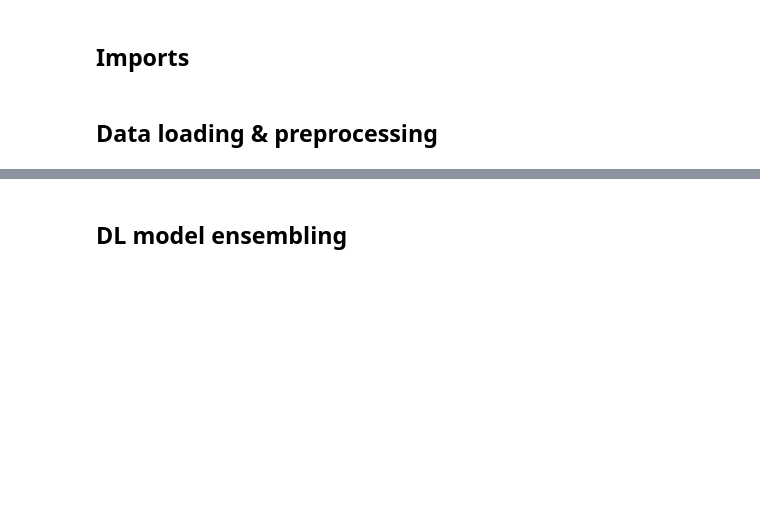
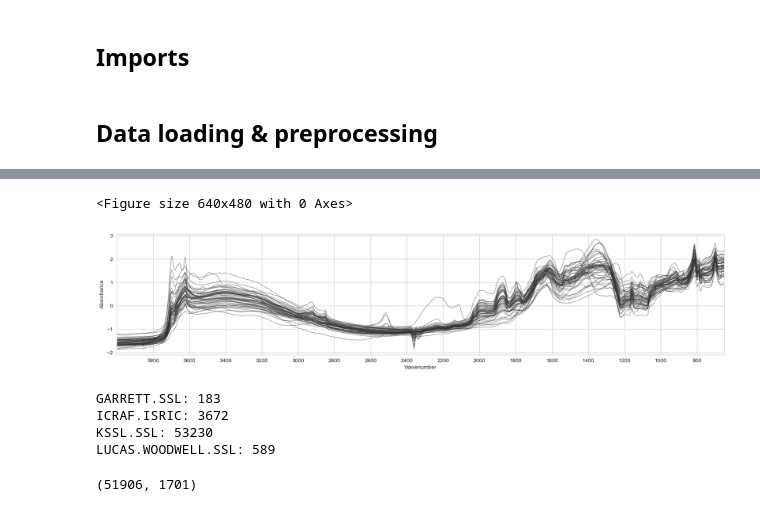
Before and after one commit to franckalbinet/lssm, a Jupyter notebook: nbs/paper/mir-kex.ipynb, the cells around one changed output, grey strips where cells are left out. Cells and saved outputs as stored; diff of their text form; code cells hidden in the pictures; blank space fills up the shorter version.

```diff
--- a/nbs/paper/mir-kex.ipynb
+++ b/nbs/paper/mir-kex.ipynb
@@ -29,15 +41,27 @@ from lssm.learner import Learner
 # %% [markdown]
 ## Data loading & preprocessing
+# %%
+# K-spiking experiment data
+X_mir_spik, wavenumbers_spik, names_spik = fc.load_pickle('../../_data/mir-k-spiking.pkl')
 # %%
+%%time
 analytes = 'k.ext_usda.a725_cmolc.kg'
 spectra_type = 'mir'
 
 data = load_ossl(analytes, spectra_type)
 X, y, X_names, smp_idx, ds_name, ds_label = data
 
-X = Pipeline([('to_abs', ToAbsorbance()),
-              ('snv', SNV())]).fit_transform(X)
-            #   ('cr', ContinuumRemoval(X_names))]).fit_transform(X)
+# X = Pipeline([('to_abs', ToAbsorbance()),
+#               ('snv', SNV())]).fit_transform(X)
+
+# X = Pipeline([('snv', SNV())]).fit_transform(X)
+
+X = Pipeline([
+    ('interpolate', Interpolate(X_names, wavenumbers_spik)),
+    ('snv', SNV())
+]).fit_transform(X)
+
+X_names = wavenumbers_spik
 
 y = Log1p().fit_transform(y)
 # %% [output]
@@ -45,3 +71,15 @@ Reading & selecting data ...
+# %%
+plot_spectra(X, X_names, alpha=0.5, ylabel='Absorbance', ascending=False)
+# %% [output]
+<Figure size 640x480 with 0 Axes>
+[figure, added]
+# %%
+for i, ds in enumerate(ds_label): print(f'{ds_label[i]}: {len(X[ds_name == i])}')
+# %% [output]
+GARRETT.SSL: 183
+ICRAF.ISRIC: 3672
+KSSL.SSL: 53230
+LUCAS.WOODWELL.SSL: 589
 # %%
 # Train/valid split
 n_smp = None  # For demo. purpose
@@ -53,5 +91,9 @@ X_train, X_valid, y_train, y_valid = train_test_split(X[:n_smp, :], y[:n_smp],
 # Get PyTorch datasets
 train_ds, valid_ds = [SpectralDataset(X, y, )
                       for X, y, in [(X_train, y_train), (X_valid, y_valid)]]
+# %%
+X_train.shape
+# %% [output]
+(51906, 1701)
 # %%
 # Then PyTorch dataloaders
@@ -59,2 +100,0 @@ dls = get_dls(train_ds, valid_ds, bs=1)
-# %% [markdown]
-## DL model ensembling
```
Also changed, not shown: parts of 40 cells of this notebook, 8 other files.
